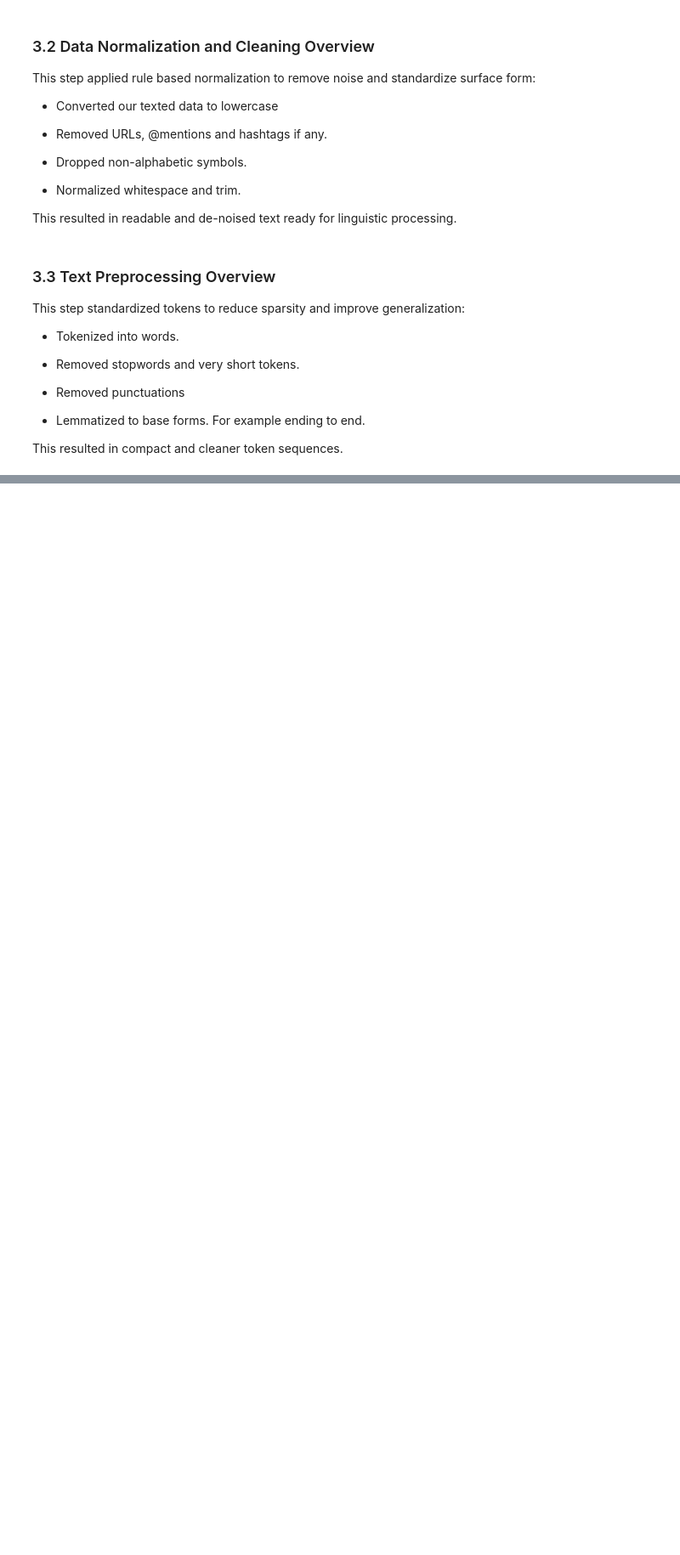
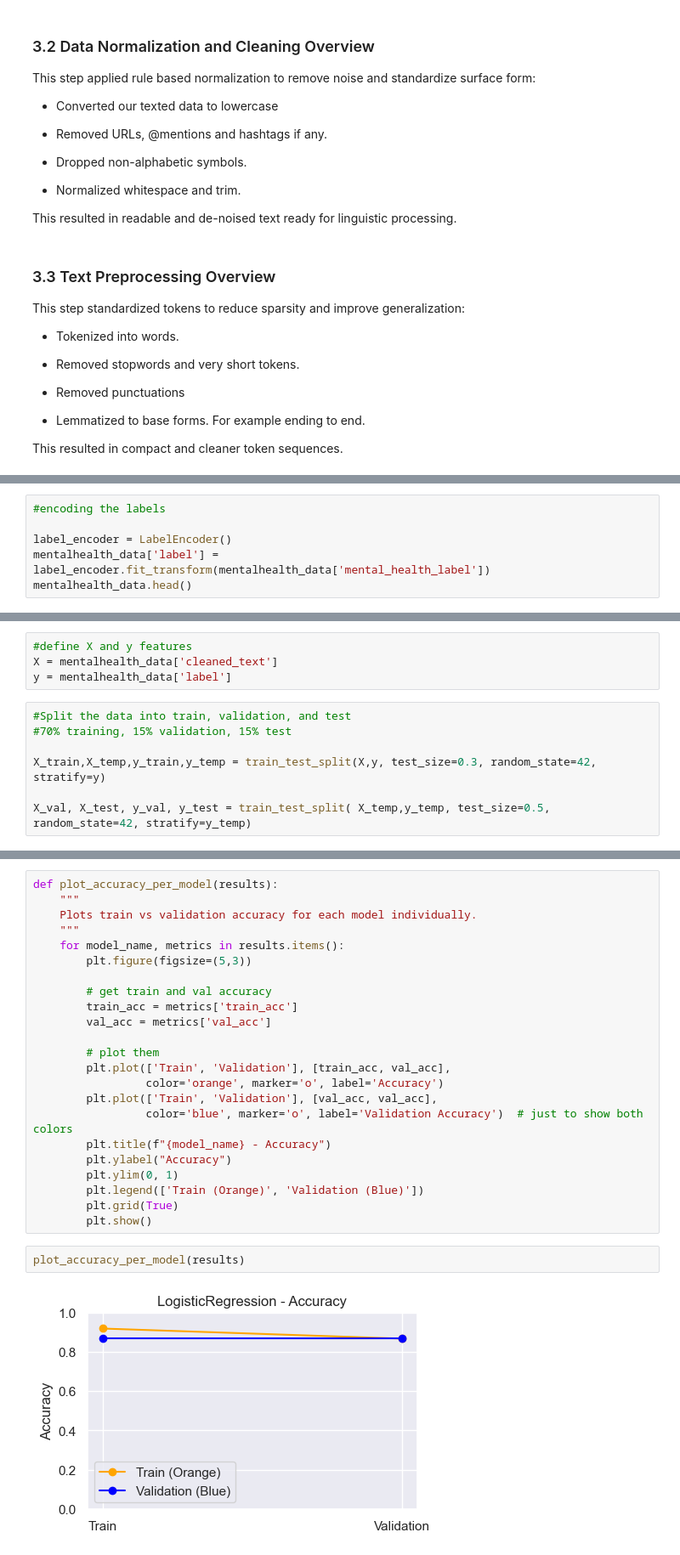
Before and after one commit to Elvis-562/Capstone.project, a Jupyter notebook: Capstone_project.ipynb, the cells around one changed output, grey strips where cells are left out. Shown at 85% size. Drawn from its saved outputs; the diff is of its cells as text; blank space fills up the shorter version.

Commit message:
Modeling update

```diff
--- a/Capstone_project.ipynb
+++ b/Capstone_project.ipynb
@@ -1040,0 +1145,6 @@ This resulted in compact and cleaner token sequences.
+# %%
+#encoding the labels
+
+label_encoder = LabelEncoder()
+mentalhealth_data['label'] = label_encoder.fit_transform(mentalhealth_data['mental_health_label'])
+mentalhealth_data.head()
@@ -1040,0 +1172,11 @@ This resulted in compact and cleaner token sequences.
+# %%
+#define X and y features
+X = mentalhealth_data['cleaned_text']
+y = mentalhealth_data['label']
+# %%
+#Split the data into train, validation, and test
+#70% training, 15% validation, 15% test
+
+X_train,X_temp,y_train,y_temp = train_test_split(X,y, test_size=0.3, random_state=42, stratify=y)
+
+X_val, X_test, y_val, y_test = train_test_split( X_temp,y_temp, test_size=0.5, random_state=42, stratify=y_temp)
@@ -1040,0 +1401,27 @@ This resulted in compact and cleaner token sequences.
+# %%
+def plot_accuracy_per_model(results):
+    """
+    Plots train vs validation accuracy for each model individually.
+    """
+    for model_name, metrics in results.items():
+        plt.figure(figsize=(5,3))
+
+        # get train and val accuracy
+        train_acc = metrics['train_acc']
+        val_acc = metrics['val_acc']
+
+        # plot them
+        plt.plot(['Train', 'Validation'], [train_acc, val_acc],
+                 color='orange', marker='o', label='Accuracy')
+        plt.plot(['Train', 'Validation'], [val_acc, val_acc],
+                 color='blue', marker='o', label='Validation Accuracy')  # just to show both colors
+        plt.title(f"{model_name} - Accuracy")
+        plt.ylabel("Accuracy")
+        plt.ylim(0, 1)
+        plt.legend(['Train (Orange)', 'Validation (Blue)'])
+        plt.grid(True)
+        plt.show()
+# %%
+plot_accuracy_per_model(results)
+# %% [output]
+[figure, added]
```
Also changed, not shown: parts of 44 cells of this notebook.
